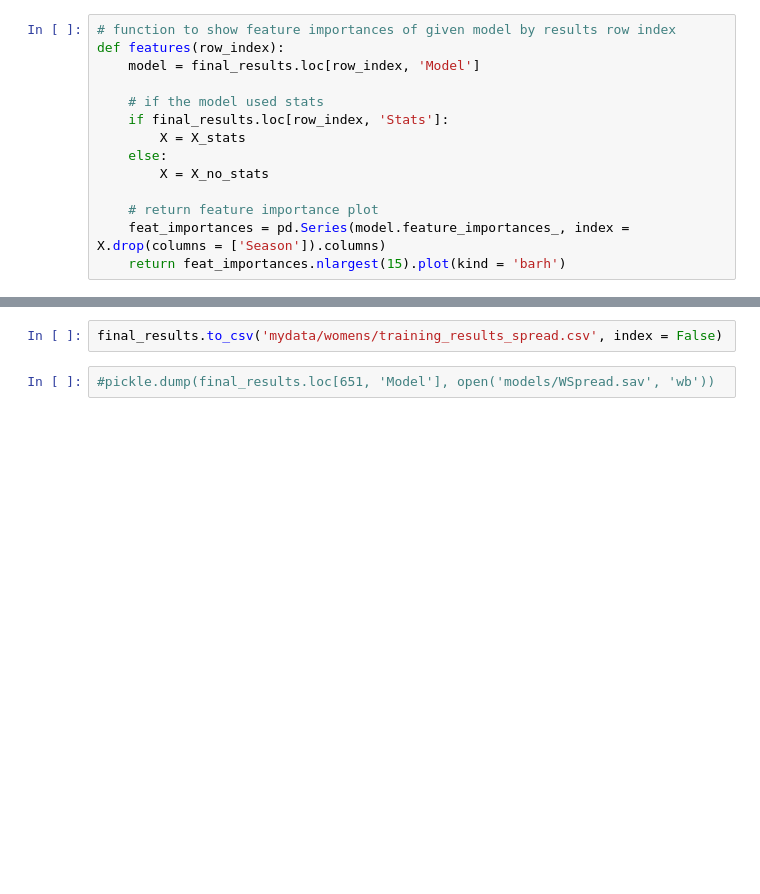
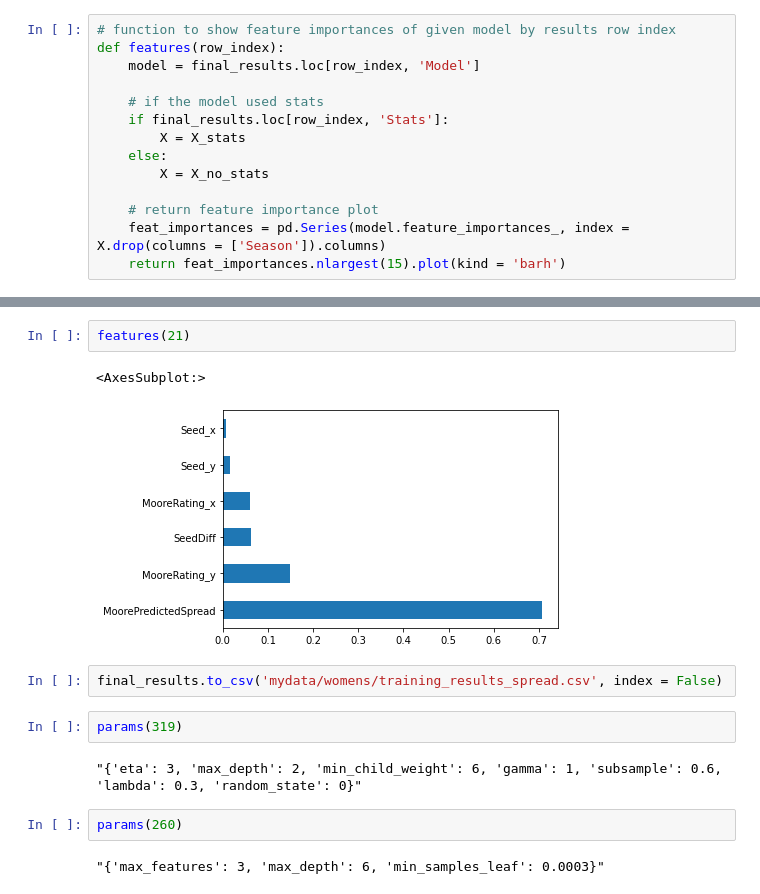
Before and after one commit to taylormerry/2021-March-Madness, a Jupyter notebook: W2.2_ModelBuilding_Spread.ipynb, the cells around one changed output, grey strips where cells are left out. Cells and saved outputs as stored; diff of their text form; blank space fills up the shorter version.

```diff
--- a/W2.2_ModelBuilding_Spread.ipynb
+++ b/W2.2_ModelBuilding_Spread.ipynb
@@ -359,4 +358,15 @@ for j in i:
+# %%
+features(21)
+# %% [output]
+<AxesSubplot:>
+[figure, added]
 # %%
 final_results.to_csv('mydata/womens/training_results_spread.csv', index = False)
-# %%
-#pickle.dump(final_results.loc[651, 'Model'], open('models/WSpread.sav', 'wb'))
+# %%
+params(319)
+# %% [output]
+"{'eta': 3, 'max_depth': 2, 'min_child_weight': 6, 'gamma': 1, 'subsample': 0.6, 'lambda': 0.3, 'random_state': 0}"
+# %%
+params(260)
+# %% [output]
+"{'max_features': 3, 'max_depth': 6, 'min_samples_leaf': 0.0003}"
```
Also changed, not shown: parts of 11 cells of this notebook, 2 other files.
